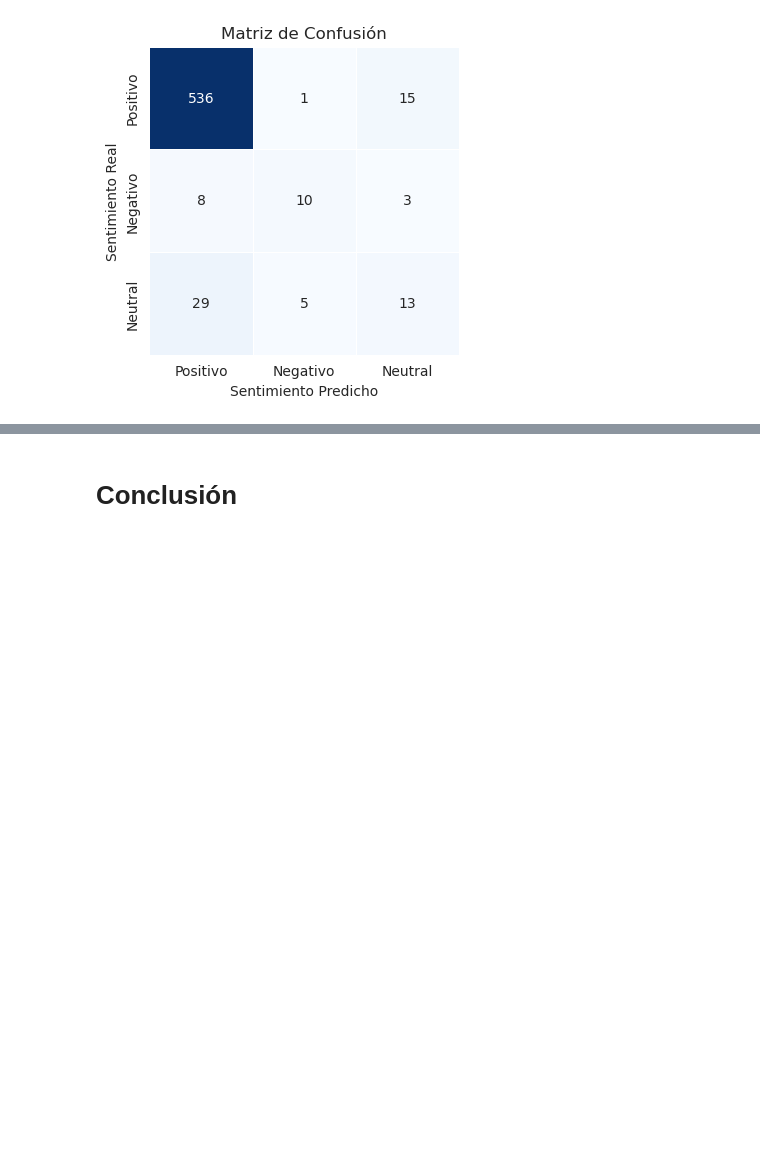
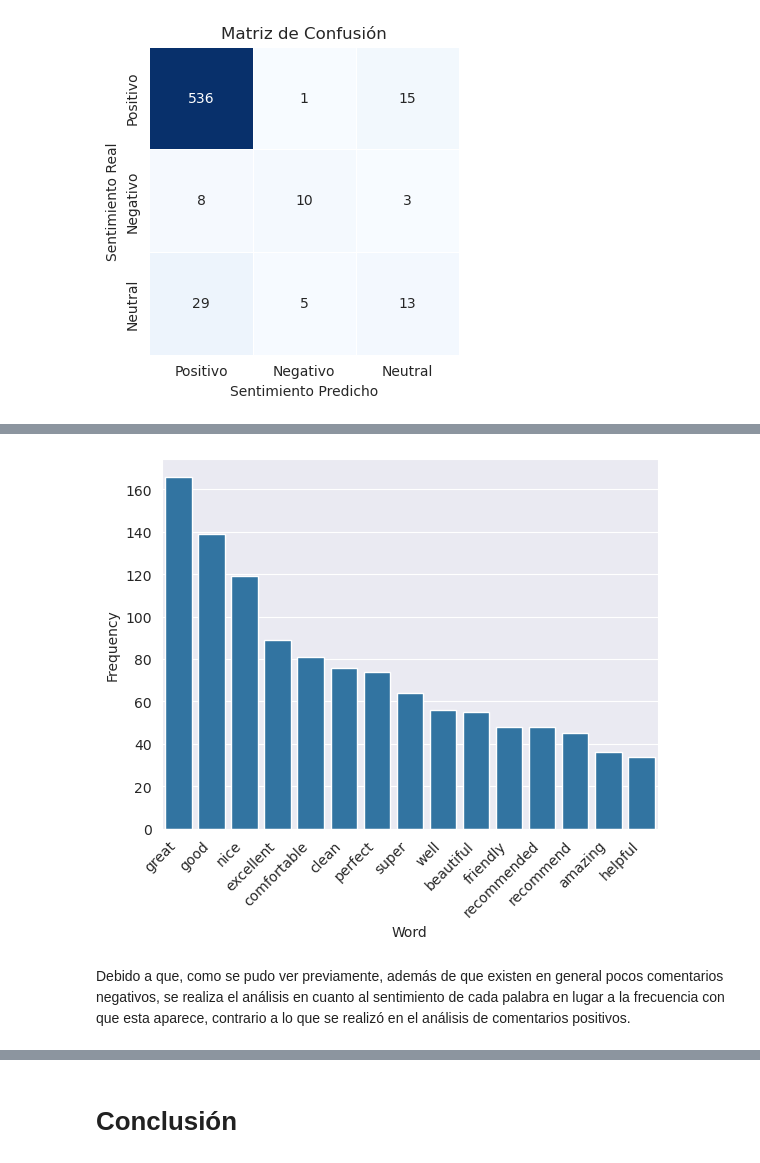
Before and after one commit to carlos-calderon-cabezas/airbnb-sentiment-analysis, a Jupyter notebook: airbnb_sentiment_analysis.ipynb, the cells around one changed output, grey strips where cells are left out. Cells and saved outputs as stored; diff of their text form; code cells hidden in the pictures; blank space fills up the shorter version.

Commit message:
Modified notebook to include most used words analysis

```diff
--- a/airbnb_sentiment_analysis.ipynb
+++ b/airbnb_sentiment_analysis.ipynb
@@ -551,0 +558,15 @@ df_reviews
+# %%
+positive_words_df = get_most_repeated_words(
+    df_no_stopwords[df_no_stopwords["Sentimiento_Real"] == "Positivo"],
+    "texto_sin_emojis",
+    top_n=20)
+
+neutral_words_df = get_most_repeated_words(
+    df_no_stopwords[df_no_stopwords["Sentimiento_Real"] == "Neutral"],
+    "texto_sin_emojis",
+    top_n=10)
+
+negative_words_df = get_most_repeated_words(
+    df_no_stopwords[df_no_stopwords["Sentimiento_Real"] == "Negativo"],
+    "texto_sin_emojis",
+    top_n=100)
@@ -551,0 +593,18 @@ df_reviews
+# %%
+def get_sentiment_words(df, word_column, sentiment):
+    sentiment_words = []
+
+    for word in df[word_column]:
+        sentiment_score = sia.polarity_scores(word)["compound"]
+        if sentiment == "positive" and sentiment_score > 0:
+            sentiment_words.append((word, sentiment_score))
+        elif sentiment == "negative" and sentiment_score < 0:
+            sentiment_words.append((word, sentiment_score))
+
+    words_df = pd.DataFrame(sentiment_words, columns=[word_column, "Sentiment_Score"])
+    return words_df
+# %%
+positive_words_score_df = get_sentiment_words(positive_words_df, "Word", sentiment= "positive")
+negative_words_score_df = get_sentiment_words(negative_words_df, "Word", sentiment= "negative")
+# %%
+positive_words_df = positive_words_df.merge(positive_words_score_df[["Word"]], on="Word", how= "inner")
@@ -551,0 +627,11 @@ df_reviews
+# %%
+sns.barplot(data=positive_words_df.head(15), x="Word", y="Frequency")
+
+# Rotate x-axis labels
+plt.xticks(rotation=45, ha='right')  # Rotate labels and align them to the right
+
+plt.show()
+# %% [output]
+[figure, added]
+# %% [markdown]
+Debido a que, como se pudo ver previamente, además de que existen en general pocos comentarios negativos, se realiza el análisis en cuanto al sentimiento de cada palabra en lugar a la frecuencia con que esta aparece, contrario a lo que se realizó en el análisis de comentarios positivos.
```
Also changed, not shown: parts of 16 cells of this notebook.
